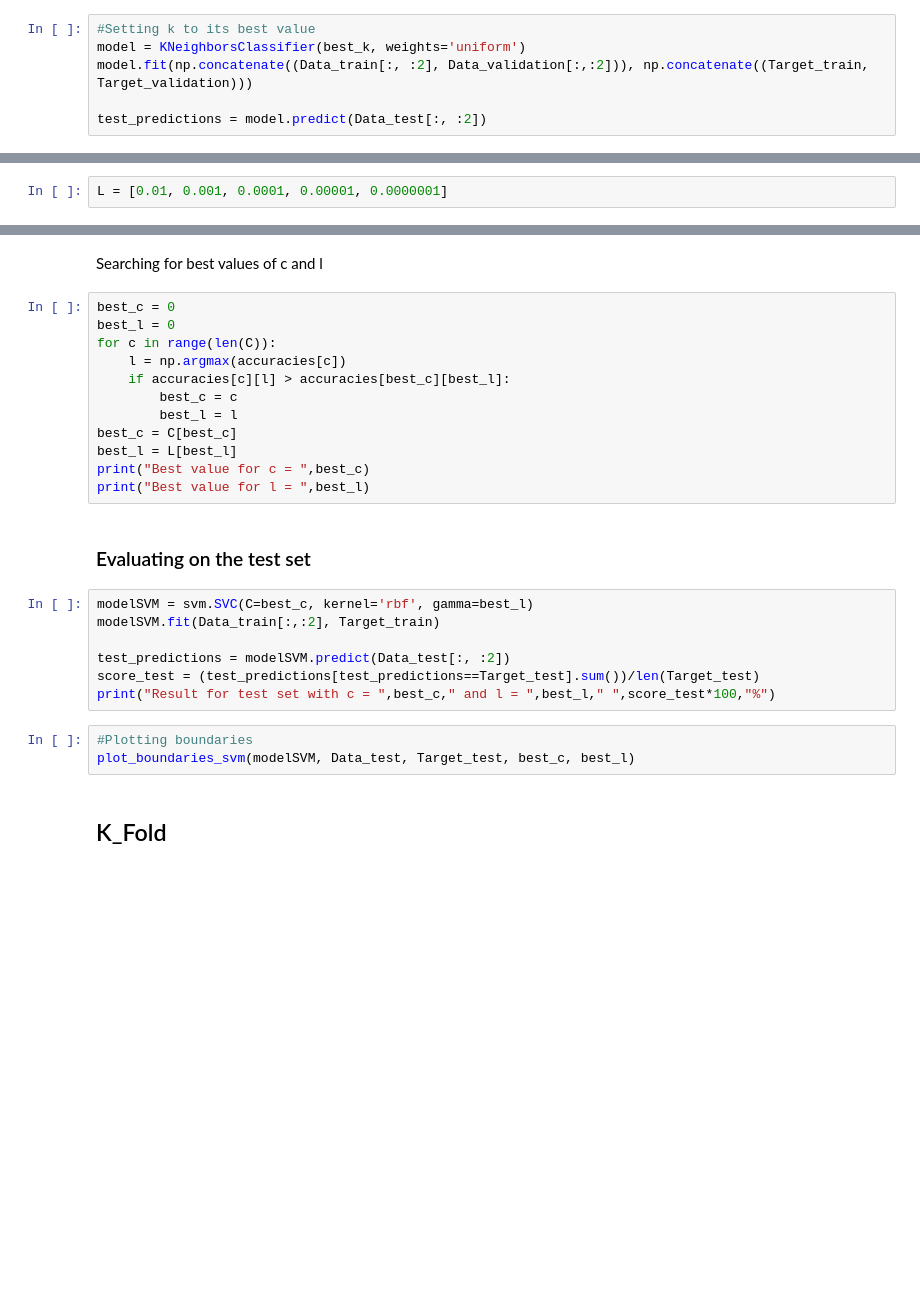
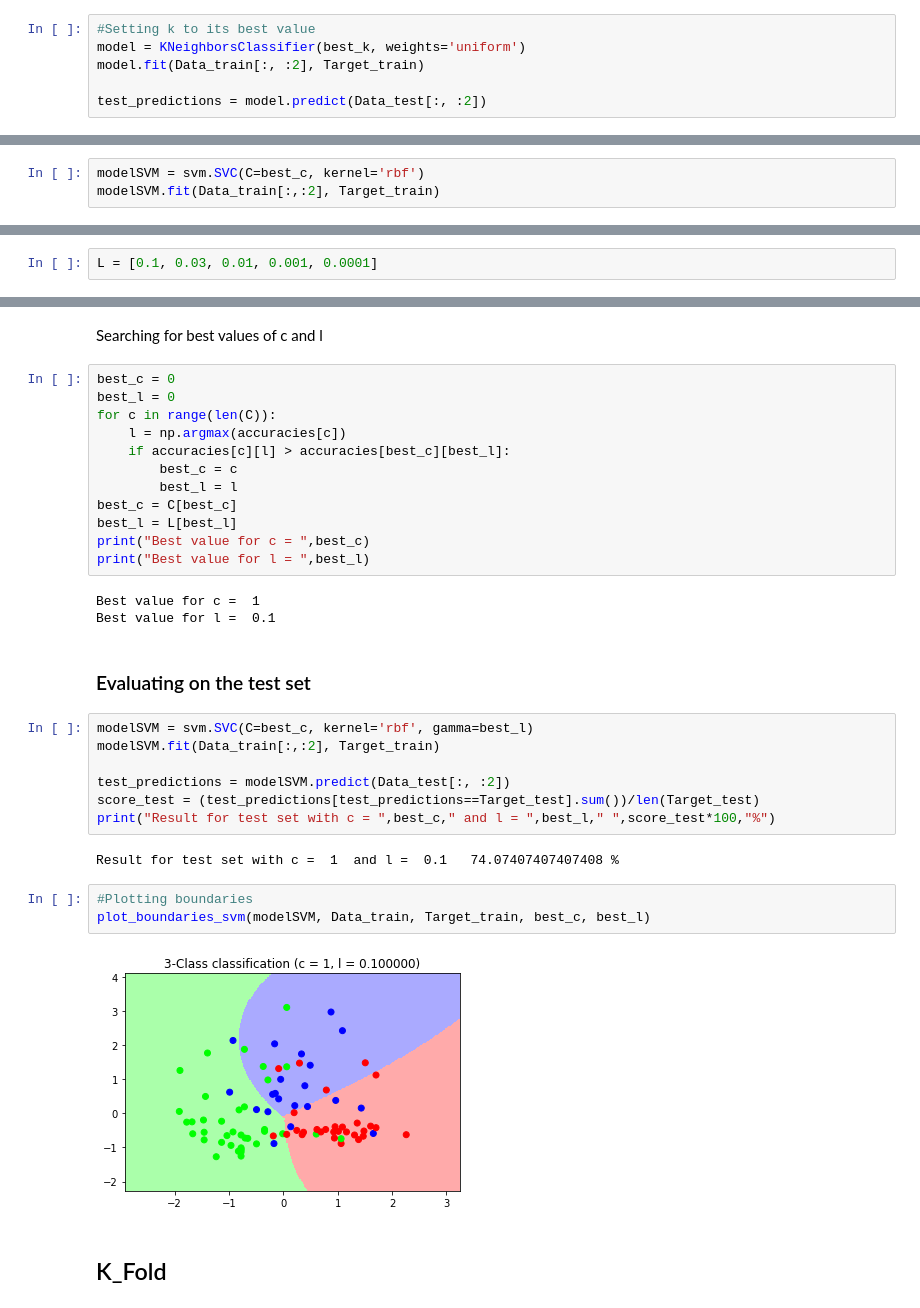
Before and after one commit to carlo98/Artificial_Intelligence_and_ML, a Jupyter notebook: Homework_AIML/Wine_Dataset.ipynb, the cells around one changed output, grey strips where cells are left out. Saved outputs shown, nothing was run; the diff lists cells and outputs as text; blank space fills up the shorter version.

```diff
--- a/Homework_AIML/Wine_Dataset.ipynb
+++ b/Homework_AIML/Wine_Dataset.ipynb
@@ -104,7 +129,7 @@ print("Best value is ",best_k)
 # %%
 #Setting k to its best value
 model = KNeighborsClassifier(best_k, weights='uniform')
-model.fit(np.concatenate((Data_train[:, :2], Data_validation[:,:2])), np.concatenate((Target_train, Target_validation)))
+model.fit(Data_train[:, :2], Target_train)
 
 test_predictions = model.predict(Data_test[:, :2])
 # %%
@@ -203,2 +274,5 @@ print("Best value is ",best_c)
 # %% [markdown]
 ### Evaluating on the test set
+# %%
+modelSVM = svm.SVC(C=best_c, kernel='rbf')
+modelSVM.fit(Data_train[:,:2], Target_train)
@@ -211,7 +292,7 @@ print("Result for test set with c = ",best_c," ",score_test*100,"%")
 # %% [markdown]
 Setting values for gamma (l)
 # %%
-L = [0.01, 0.001, 0.0001, 0.00001, 0.0000001]
+L = [0.1, 0.03, 0.01, 0.001, 0.0001]
 # %%
 accuracies = []
 for c in C:
@@ -239,6 +338,9 @@ best_c = C[best_c]
 best_l = L[best_l]
 print("Best value for c = ",best_c)
 print("Best value for l = ",best_l)
+# %% [output]
+Best value for c =  1
+Best value for l =  0.1
 # %% [markdown]
 ### Evaluating on the test set
 # %%
@@ -248,9 +350,13 @@ modelSVM.fit(Data_train[:,:2], Target_train)
 test_predictions = modelSVM.predict(Data_test[:, :2])
 score_test = (test_predictions[test_predictions==Target_test].sum())/len(Target_test)
 print("Result for test set with c = ",best_c," and l = ",best_l," ",score_test*100,"%")
+# %% [output]
+Result for test set with c =  1  and l =  0.1   74.07407407407408 %
 # %%
 #Plotting boundaries
-plot_boundaries_svm(modelSVM, Data_test, Target_test, best_c, best_l)
+plot_boundaries_svm(modelSVM, Data_train, Target_train, best_c, best_l)
+# %% [output]
+[figure, added]
 # %% [markdown]
 ## K_Fold
 # %% [markdown]
```
Also changed, not shown: parts of 22 cells of this notebook.
